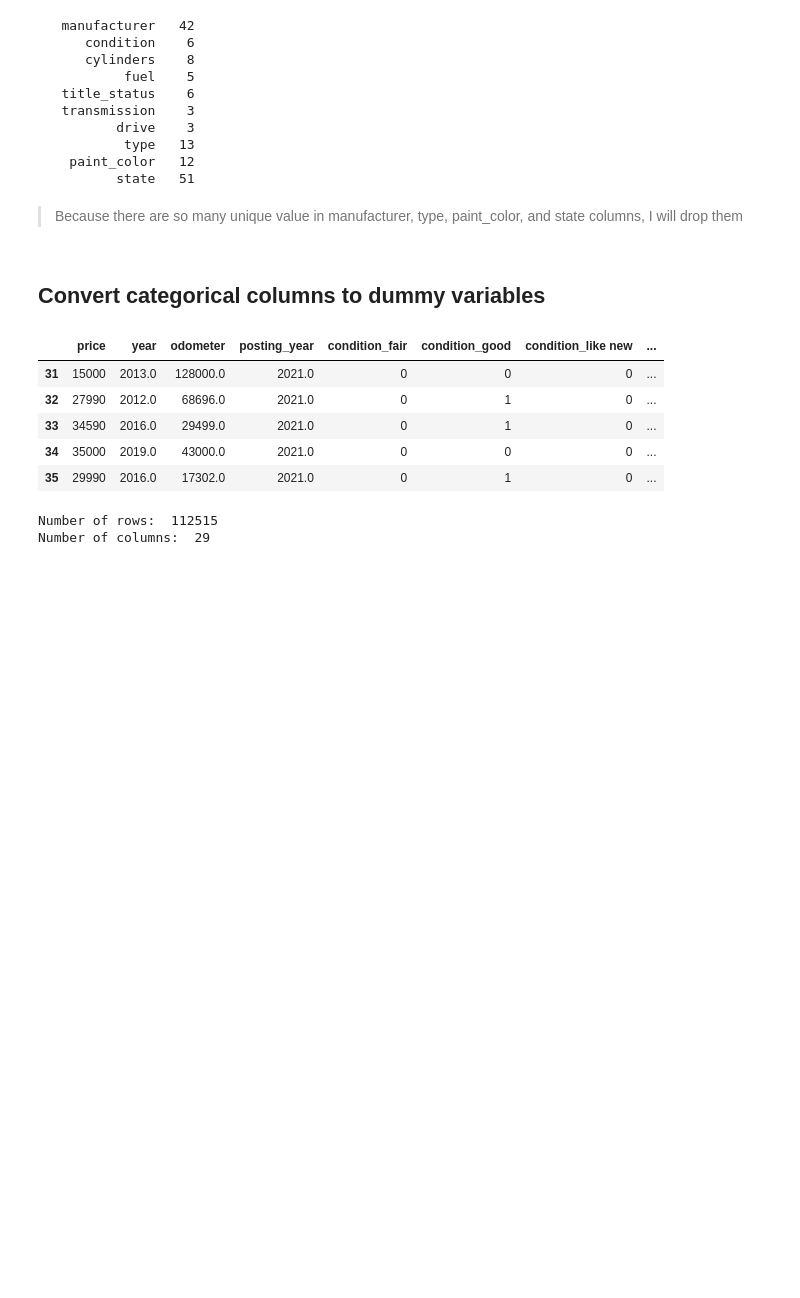
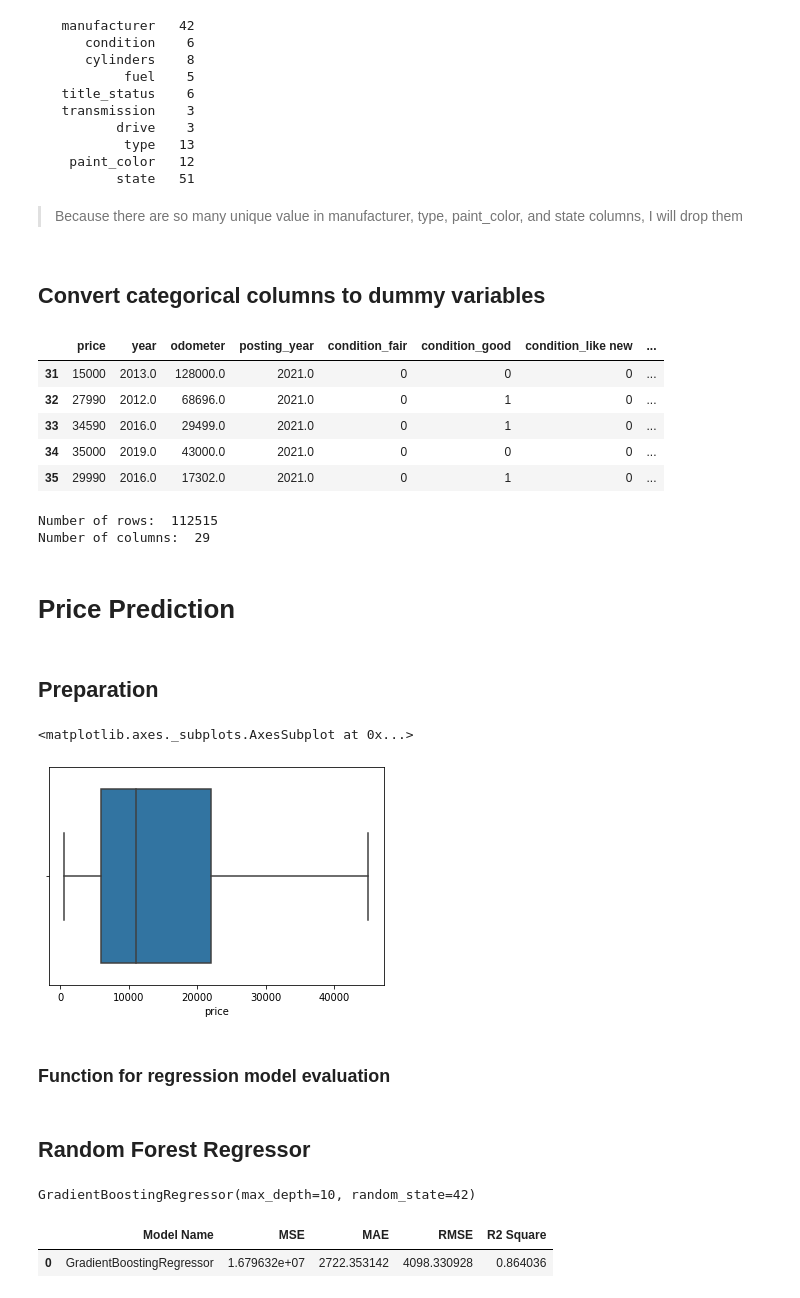
Before and after one commit to danielfsimangunsong/craiglist-sales-prediction, a Jupyter notebook: Craiglist_Sales_Prediction.ipynb, the cells around one changed output. Saved outputs shown, nothing was run; the diff lists cells and outputs as text; code cells hidden in the pictures; blank space fills up the shorter version.

Commit message:
create price prediction with gradient boosting regressor

```diff
--- a/Craiglist_Sales_Prediction.ipynb
+++ b/Craiglist_Sales_Prediction.ipynb
@@ -319,3 +319,7 @@ print("Number of columns: ", preprocessed_data.shape[1])
 # %% [output]
 Number of rows:  112515
 Number of columns:  29
+# %% [markdown]
+# Price Prediction
+# %% [markdown]
+## Preparation
@@ -321,0 +332,6 @@ Number of columns:  29
+# %%
+# Create a boxplot
+sns.boxplot(x=price_pred_data["price"])
+# %% [output]
+<matplotlib.axes._subplots.AxesSubplot at 0x...>
+[figure, added]
@@ -321,0 +353,2 @@ Number of columns:  29
+# %% [markdown]
+### Function for regression model evaluation
@@ -321,0 +372,10 @@ Number of columns:  29
+# %% [markdown]
+## Random Forest Regressor
+# %%
+# Create and fit Gradient Boosting Regressor model
+from sklearn.ensemble import GradientBoostingRegressor
+gbr_model = GradientBoostingRegressor(random_state=42, max_depth=10)
+
+gbr_model.fit(X_train, y_train)
+# %% [output]
+GradientBoostingRegressor(max_depth=10, random_state=42)
@@ -321,0 +385,7 @@ Number of columns:  29
+# %%
+# Evaluate Gradient Boosting Regressor model
+gbr_evaluation = evaluate_regressor_performance("GradientBoostingRegressor", gbr_pred)
+gbr_evaluation
+# %% [output]
+|  | Model Name | MSE | MAE | RMSE | R2 Square |
+| 0 | GradientBoostingRegressor | 1.679632e+07 | 2722.353142 | 4098.330928 | 0.864036 |
```
Also changed, not shown: parts of 6 cells of this notebook.
